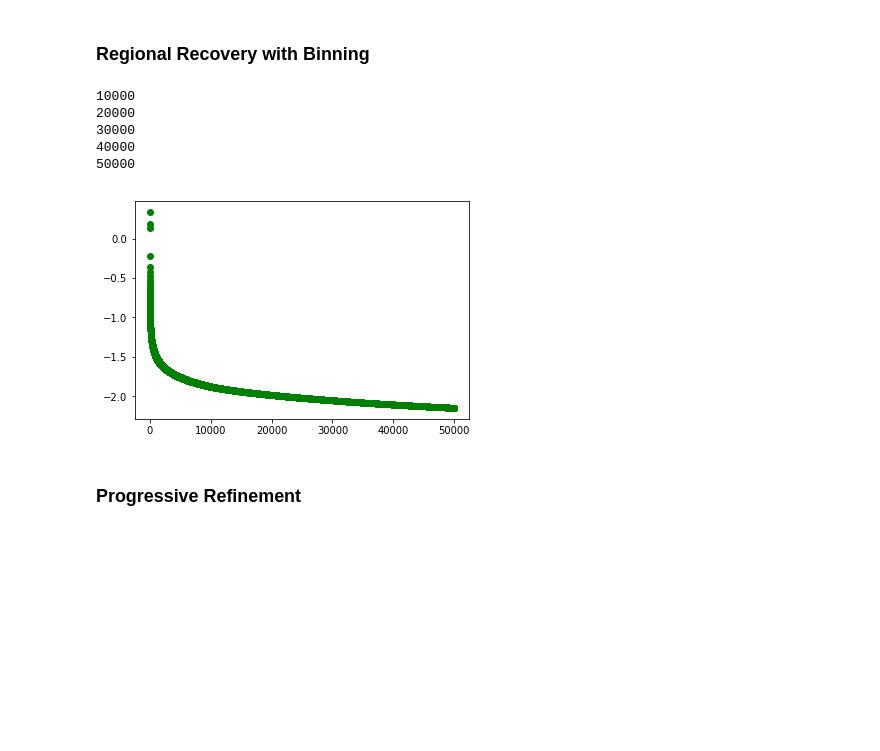
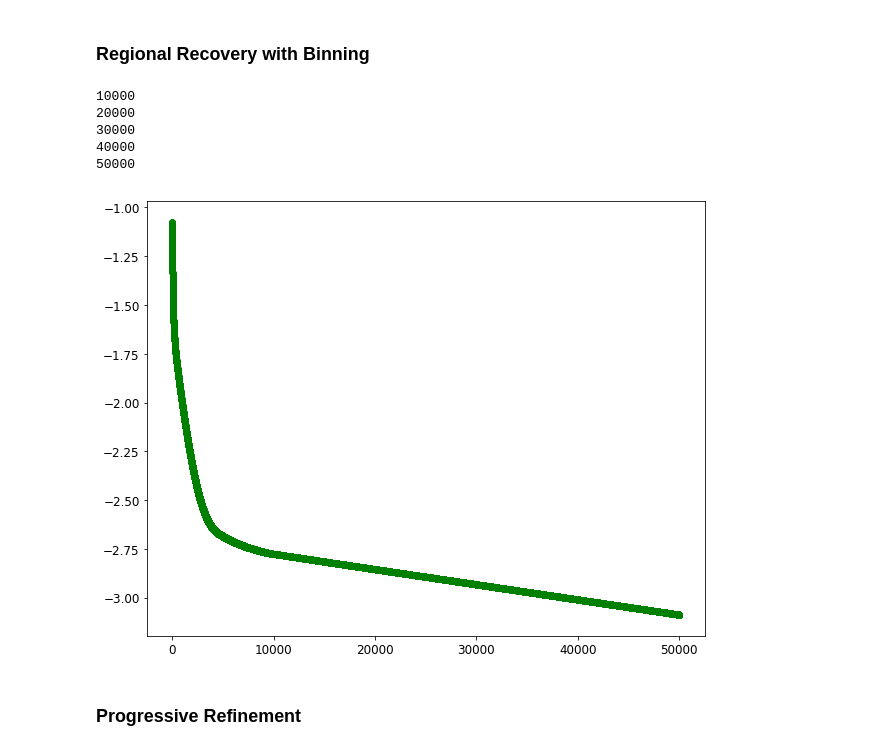
Before and after one commit to xiyuyi/PyPRIS, a Jupyter notebook: Notebooks/2D Progressive Refinement Demo.ipynb, the cells around one changed output. Saved outputs shown, nothing was run; the diff lists cells and outputs as text; code cells hidden in the pictures; blank space fills up the shorter version.

Commit message:
update w kicking effects

```diff
--- a/Notebooks/2D Progressive Refinement Demo.ipynb
+++ b/Notebooks/2D Progressive Refinement Demo.ipynb
@@ -215,8 +213,8 @@ def refine(blur, kernel, loc, bsize, csize, rsize):
 
 ### Data Initialization
 # %%
-n = 88
-binsize = 8
+n = 10
+binsize = 1
 sig = 10
 # %%
 # Generating a Gaussian kernel K
@@ -240,29 +238,29 @@ blur = l.reshape((n,n))
 # %%
 # Binning the blur
 blur_bin = binPixel(blur,binsize)
 
 # Recovery region selection
 binned_loc = region_select(blur_bin)
 
 # Map binned location to global location
 rec_loc = loc_convert(binned_loc, binsize, binsize)
 
 # Generating regional sensing matrix with binning
 A_bin = applyK(K, n, loc = rec_loc, binsize = binsize)
 
 # Regional recovery iteration
-u_regional_bin = linbreg(blur_bin.ravel(), A_bin, threshold = 1e9, stepsize = 5e-11, maxstep = 5e4, crit = 1e-7, plot = False)
+u_regional_bin = linbreg(blur_bin.ravel(), A_bin, threshold = 1e9, stepsize = 5e-11, maxstep = 5e4, crit = 1e-7, kicking = True, plot = False)
 
 # Regional recovery to full recovery finish-up
 
 rec_bin = region_to_full(u_regional_bin, rec_loc, n)
 # %% [output]
 10000
 20000
 30000
 40000
 50000
-[figure, old version]
+[figure, new version]
 # %% [markdown]
 ### Progressive Refinement
 # %%
```
Also changed, not shown: parts of 6 cells of this notebook, 1 other file.
